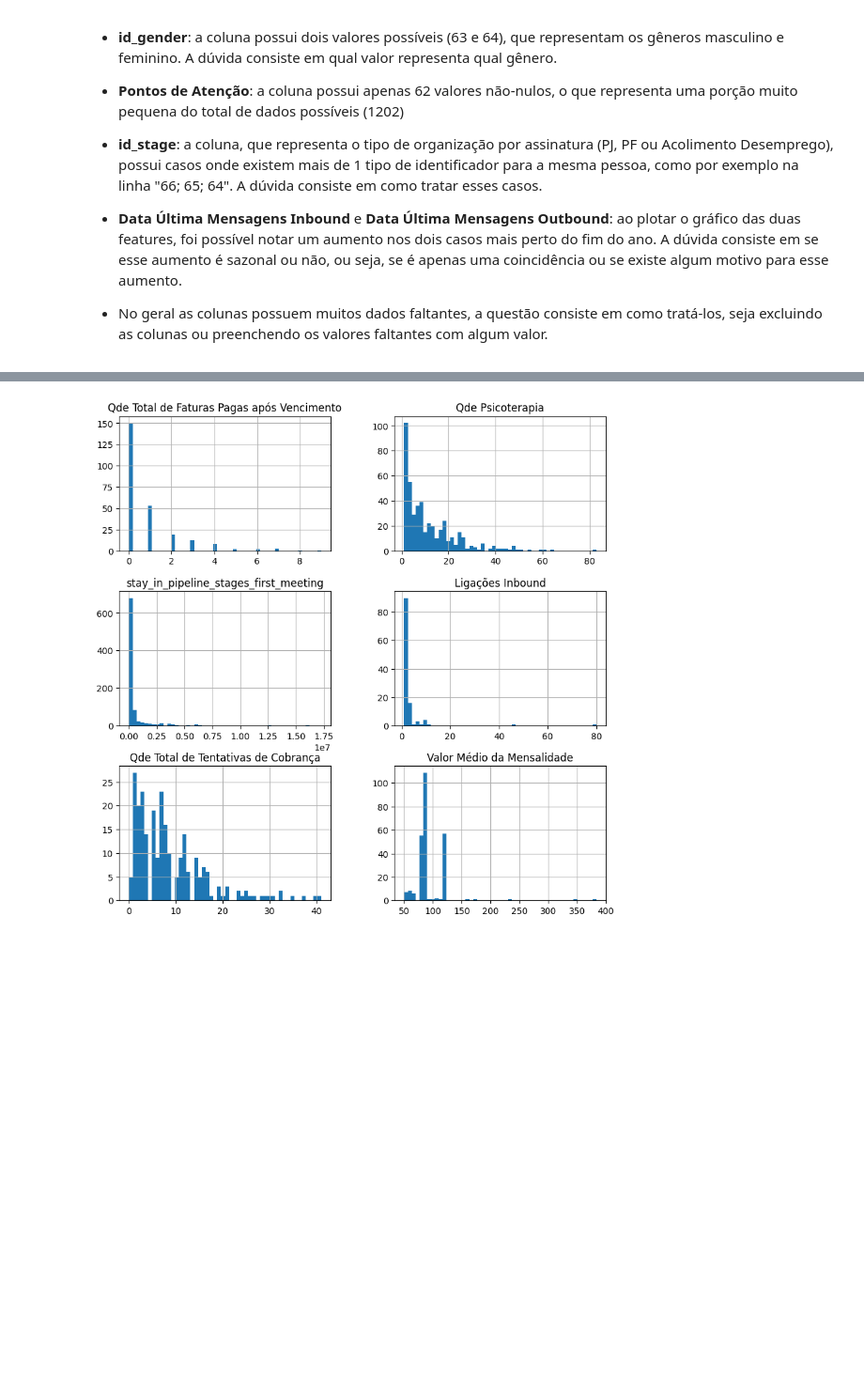
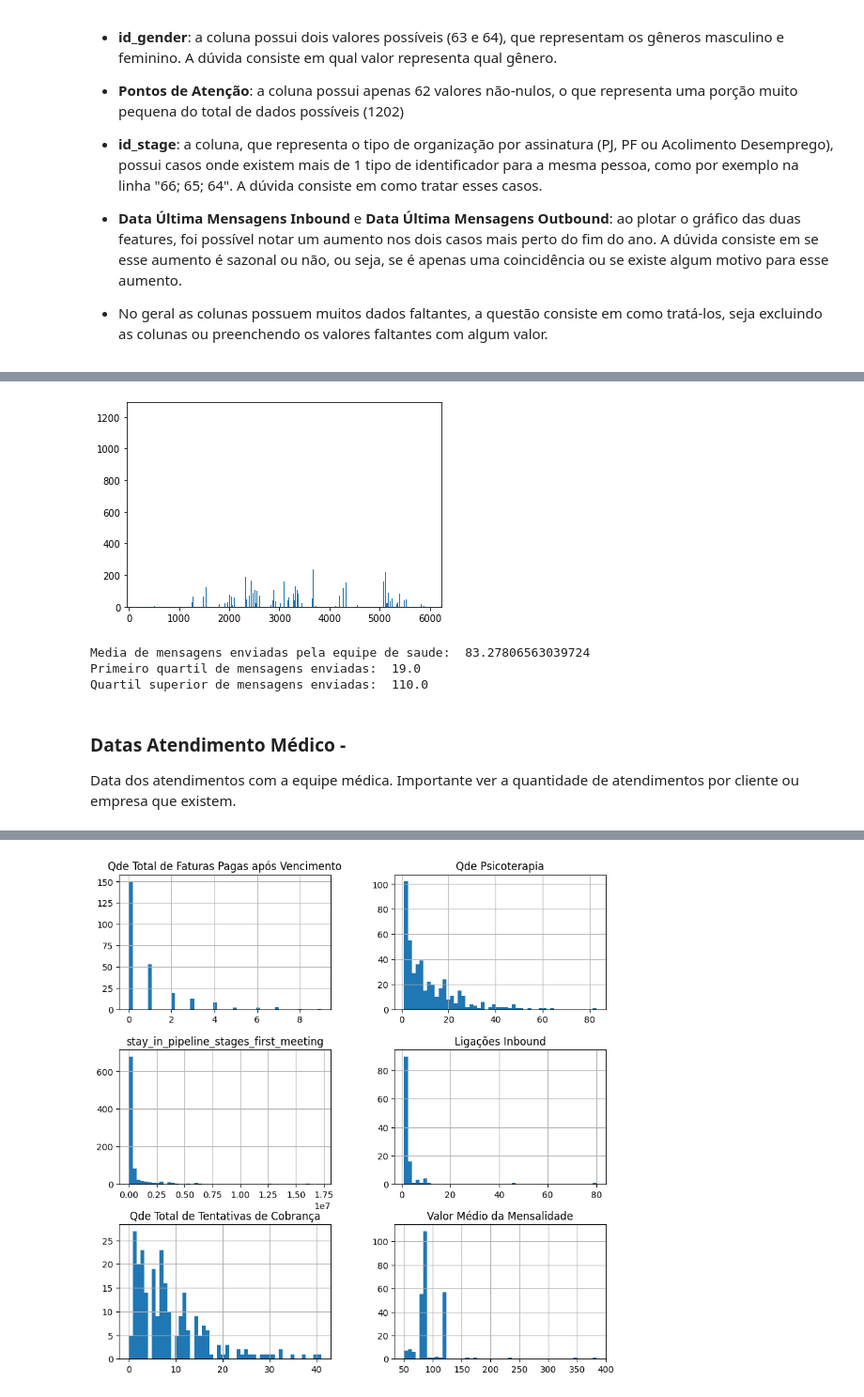
Before and after one commit to leoscarlato/deploy-sprint, a Jupyter notebook: notebooks/analise.ipynb, the cells around one changed output, grey strips where cells are left out. Shown at 94% size. Saved outputs shown, nothing was run; the diff lists cells and outputs as text; code cells hidden in the pictures; blank space fills up the shorter version.

```diff
--- a/notebooks/analise.ipynb
+++ b/notebooks/analise.ipynb
@@ -533,0 +578,16 @@ array([[<AxesSubplot: title={'center': 'Mensagens Outbound'}>,
+# %%
+plt.bar(df['id_person'],df['Mensagens Outbound'])
+plt.show()
+# %% [output]
+[figure, added]
+# %%
+print("Media de mensagens enviadas pela equipe de saude: ", df['Mensagens Outbound'].mean())
+print("Primeiro quartil de mensagens enviadas: ", df['Mensagens Outbound'].quantile(0.25))
+print("Quartil superior de mensagens enviadas: ", df['Mensagens Outbound'].quantile(0.75))
+# %% [output]
+Media de mensagens enviadas pela equipe de saude:  83.27806563039724
+Primeiro quartil de mensagens enviadas:  19.0
+Quartil superior de mensagens enviadas:  110.0
+# %% [markdown]
+### Datas Atendimento Médico -
+Data dos atendimentos com a equipe médica. Importante ver a quantidade de atendimentos por cliente ou empresa que existem.
```
Also changed, not shown: parts of 45 cells of this notebook.
